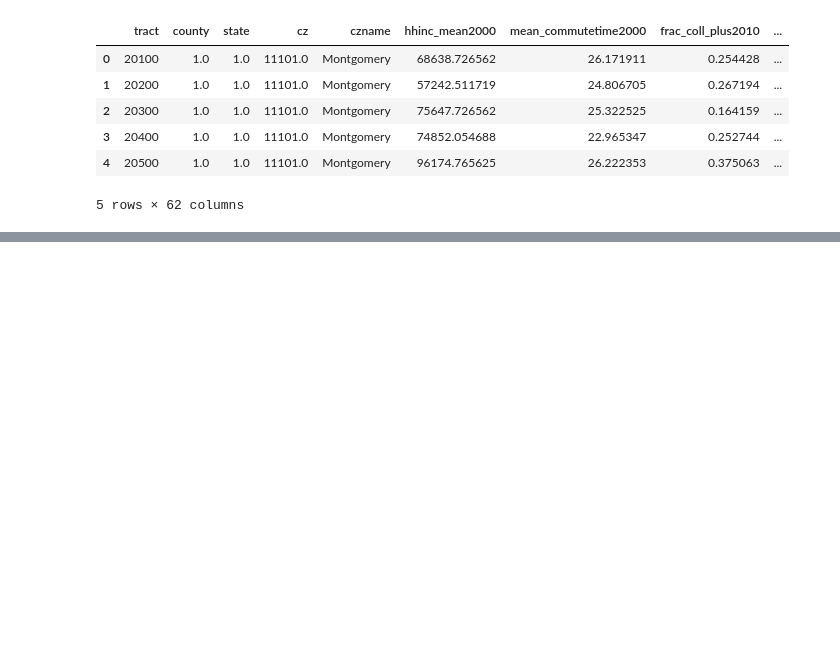
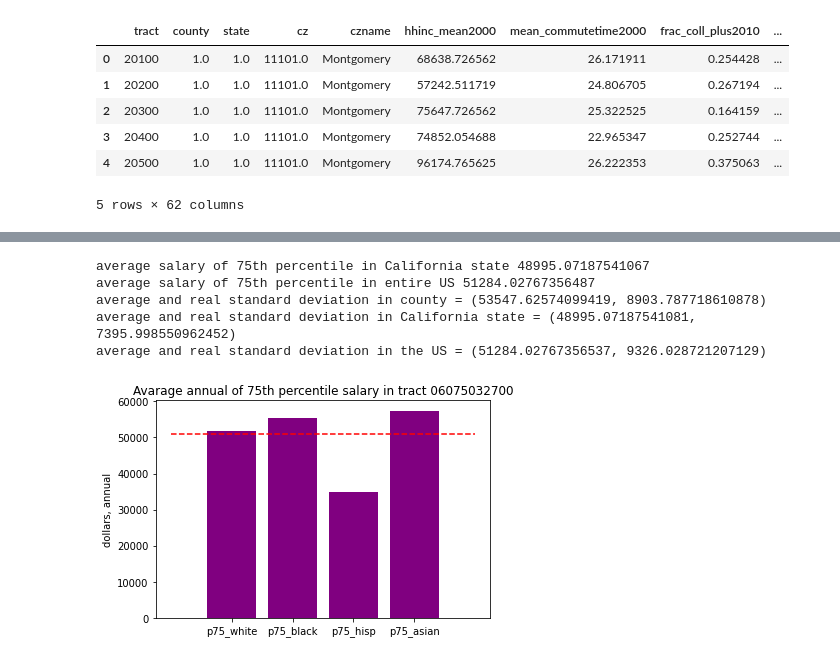
Before and after one commit to artemka169/big_data_project_1, a Jupyter notebook: main.ipynb, the cells around one changed output, grey strips where cells are left out. Drawn from its saved outputs; the diff is of its cells as text; code cells hidden in the pictures; blank space fills up the shorter version.

```diff
--- a/main.ipynb
+++ b/main.ipynb
@@ -97,0 +138,77 @@ plt.hist(data_state['kfr_asian_p25'])
+# %%
+# Question 5 - downward mobility
+# downward mobility for 75th percentile
+# part of question 3
+current_tract_number = "06075021700"
+data_current_tract = data[(data['state'] == 6.0)
+                        & (data['county'] == 75.0)
+                          & (data['tract'] == 21700)]
+
+# p75 in general in the home tract
+kfr_pooled_p75_home = data_current_tract["kfr_pooled_p75"].iloc[0]
+# p75 of native americans in the home tract
+kfr_natam_p75_home = data_current_tract["kfr_natam_p75"].iloc[0]
+# p75 of asian in the home tract
+kfr_asian_p75_home = data_current_tract["kfr_asian_p75"].iloc[0]
+# p75 of black in the home tract
+kfr_black_p75_home = data_current_tract["kfr_black_p75"].iloc[0]
+# p75 of hispanic in the home tract
+kfr_hisp_p75_home = data_current_tract["kfr_hisp_p75"].iloc[0]
+# p75 of white in the home tract
+kfr_white_p75_home = data_current_tract["kfr_white_p75"].iloc[0]
+
+races_p75 = [kfr_white_p75_home, kfr_black_p75_home, kfr_hisp_p75_home, kfr_asian_p75_home]
+tags = ["p75_white", "p75_black", "p75_hisp", "p75_asian"]
+
+fig, ax = plt.subplots()
+ax.bar(tags, races_p75, color="purple")
+plt.title('Avarage annual of 75th percentile salary in tract 06075032700')
+plt.hlines(y=kfr_pooled_p75_home, xmin=-1,
+           xmax=4, color='r', linestyle='--')
+plt.ylabel('dollars, annual')
+
+# calculate the avarage income for state / entire US
+
+data_state = data[data['state'] == 6.0]
+data_state = data_state[(data_state["kfr_pooled_p75"].notna()) & (data_state["count_pooled"].notna())]
+amount_of_people_state = data_state["count_pooled"].sum()
+avg_salary = 0
+for _ in range(len(data_state)):
+    avg_salary += data_state.iloc[_][56] / amount_of_people_state * data_state.iloc[_][51]
+print("average salary of 75th percentile in California state", avg_salary)
+
+avg_salary = 0
+data_us = data[(data["kfr_pooled_p75"].notna()) & (data["count_pooled"].notna())]
+amount_of_people_us = data_us["count_pooled"].sum()
+for _ in range(len(data_us)):
+    avg_salary += data_us.iloc[_][56] / amount_of_people_us * data_us.iloc[_][51]
+print("average salary of 75th percentile in entire US", avg_salary)
+
+# Question 5(part of question 4)
+
+# for county
+data_county = data[data['county'] == 75.0]
+data_county = data_county[(data_county["kfr_pooled_p75"].notna()) & (data_county["count_pooled"].notna())]
+kfrs = data_county["kfr_pooled_p75"].to_numpy()
+count = data_county["count_pooled"].to_numpy()
+print("average and real standard deviation in county =", weighted_avg_and_std(kfrs, count))
+
+# for state
+data_state = data[data['state'] == 6.0]
+data_state = data_state[(data_state["kfr_pooled_p75"].notna()) & (data_state["count_pooled"].notna())]
+kfrs = data_state["kfr_pooled_p75"].to_numpy()
+count = data_state["count_pooled"].to_numpy()
+print("average and real standard deviation in California state =", weighted_avg_and_std(kfrs, count))
+
+# for US
+data_US = data[(data["kfr_pooled_p75"].notna()) & (data["count_pooled"].notna())]
+kfrs = data_US["kfr_pooled_p75"].to_numpy()
+count = data_US["count_pooled"].to_numpy()
+print("average and real standard deviation in the US =", weighted_avg_and_std(kfrs, count))
+# %% [output]
+average salary of 75th percentile in California state 48995.07187541067
+average salary of 75th percentile in entire US 51284.02767356487
+average and real standard deviation in county = (53547.62574099419, 8903.787718610878)
+average and real standard deviation in California state = (48995.07187541081, 7395.998550962452)
+average and real standard deviation in the US = (51284.02767356537, 9326.028721207129)
+[figure, added]
```
Also changed, not shown: parts of 9 cells of this notebook.
